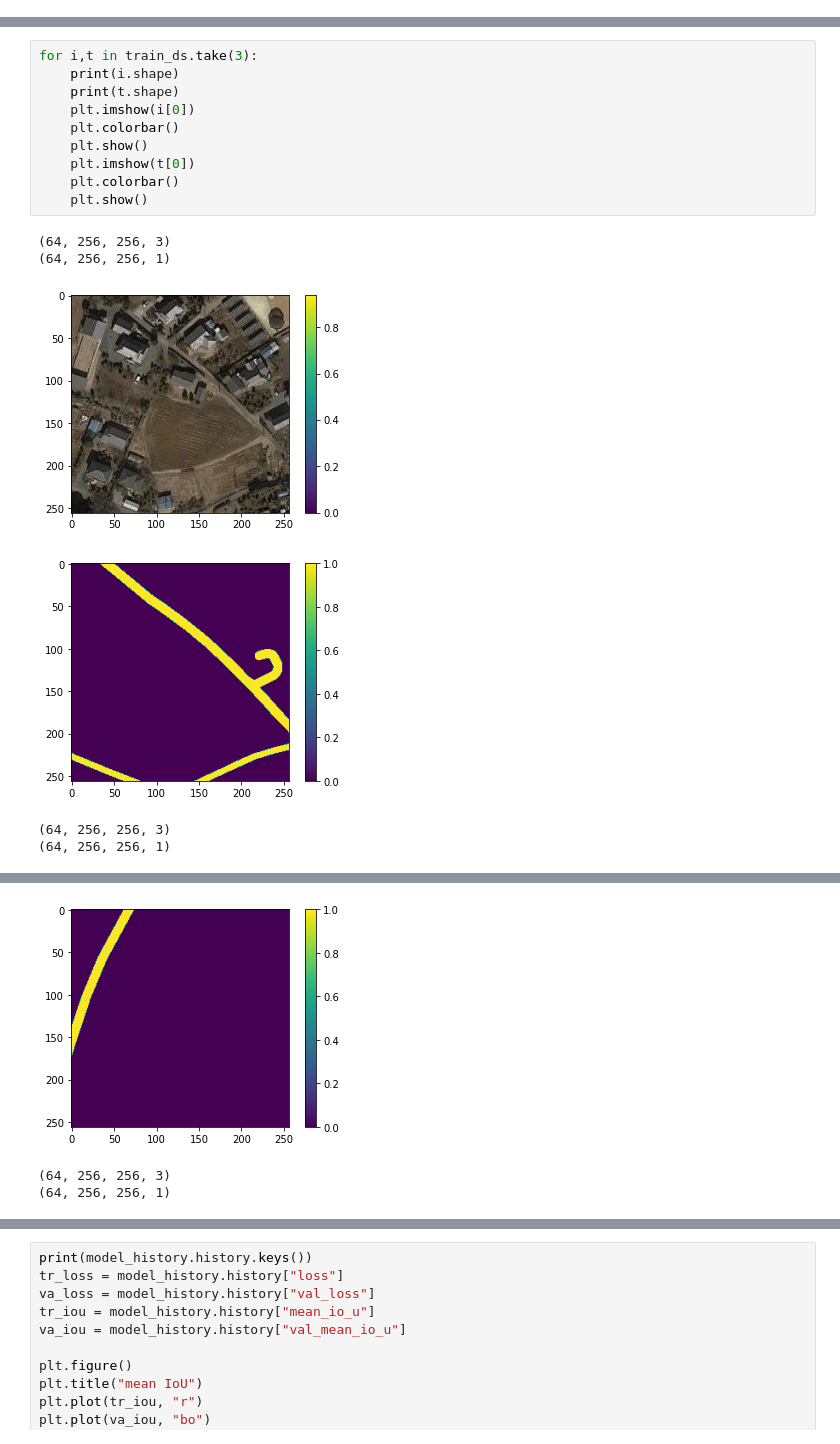
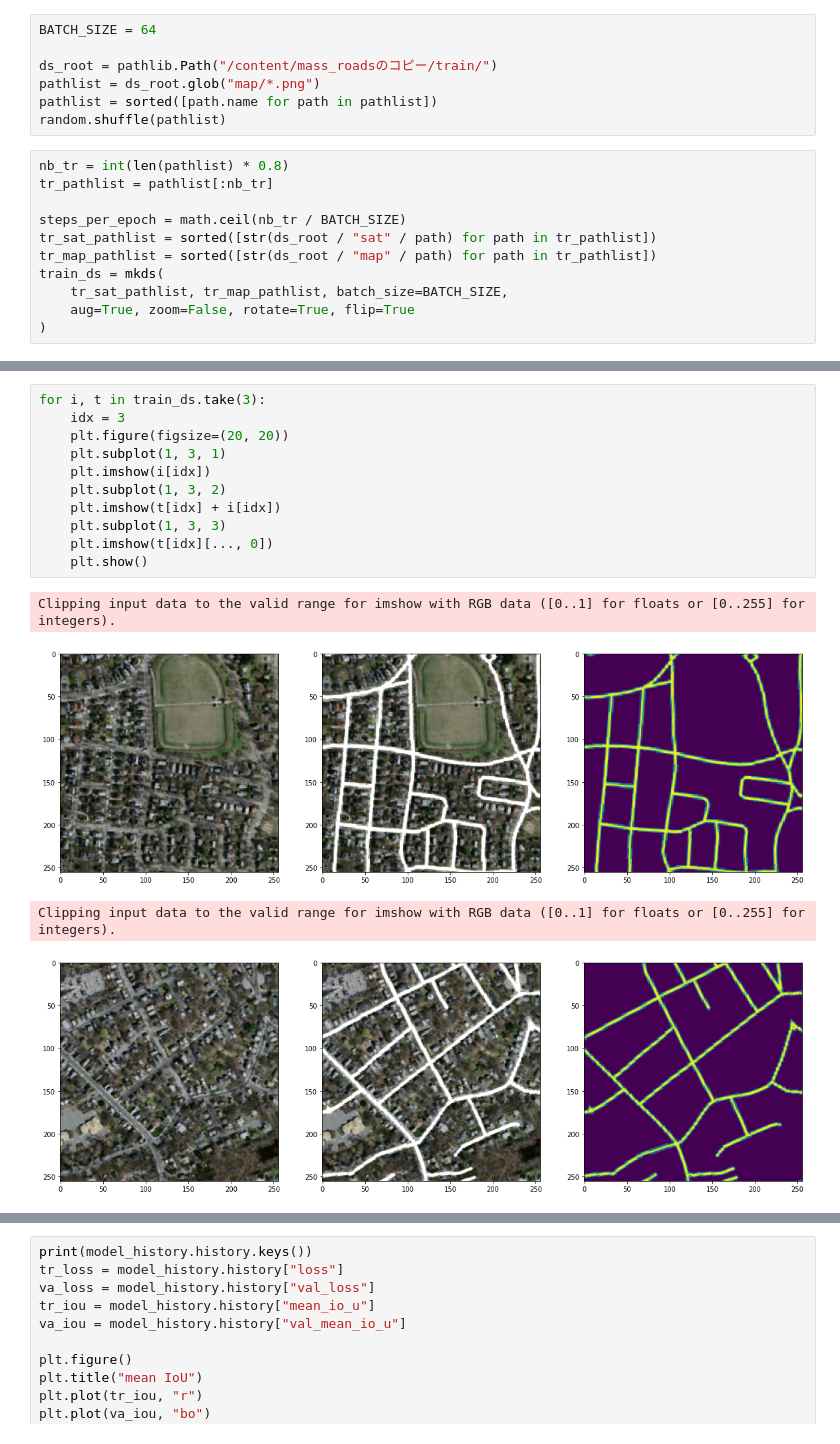
Before and after one commit to straxFromIbr/UnetModelScript, a Jupyter notebook: home/train.ipynb, the cells around one changed output, grey strips where cells are left out. Saved outputs shown, nothing was run; the diff lists cells and outputs as text.

```diff
--- a/home/train.ipynb
+++ b/home/train.ipynb
@@ -30,0 +59,18 @@ train_ds, valid_ds = make_datasets(
+# %%
+BATCH_SIZE = 64
+
+ds_root = pathlib.Path("/content/mass_roadsのコピー/train/")
+pathlist = ds_root.glob("map/*.png")
+pathlist = sorted([path.name for path in pathlist])
+random.shuffle(pathlist)
+# %%
+nb_tr = int(len(pathlist) * 0.8)
+tr_pathlist = pathlist[:nb_tr]
+
+steps_per_epoch = math.ceil(nb_tr / BATCH_SIZE)
+tr_sat_pathlist = sorted([str(ds_root / "sat" / path) for path in tr_pathlist])
+tr_map_pathlist = sorted([str(ds_root / "map" / path) for path in tr_pathlist])
+train_ds = mkds(
+    tr_sat_pathlist, tr_map_pathlist, batch_size=BATCH_SIZE,
+    aug=True, zoom=False, rotate=True, flip=True
+)
@@ -31,17 +85,16 @@ train_ds, valid_ds = make_datasets(
 # %%
-for i,t in train_ds.take(3):
-    print(i.shape)
-    print(t.shape)
-    plt.imshow(i[0])
-    plt.colorbar()
+for i, t in train_ds.take(3):
+    idx = 3
+    plt.figure(figsize=(20, 20))
+    plt.subplot(1, 3, 1)
+    plt.imshow(i[idx])
+    plt.subplot(1, 3, 2)
+    plt.imshow(t[idx] + i[idx])
+    plt.subplot(1, 3, 3)
+    plt.imshow(t[idx][..., 0])
     plt.show()
-    plt.imshow(t[0])
-    plt.colorbar()
-    plt.show()
 # %% [output]
-(64, 256, 256, 3)
-(64, 256, 256, 1)
+Clipping input data to the valid range for imshow with RGB data ([0..1] for floats or [0..255] for integers).
-[figure, old version]
+[figure, new version]
+Clipping input data to the valid range for imshow with RGB data ([0..1] for floats or [0..255] for integers).
-[figure, old version]
+[figure, new version]
-(64, 256, 256, 3)
-(64, 256, 256, 1)
@@ -49,3 +102,0 @@ for i,t in train_ds.take(3):
-[figure, removed]
-(64, 256, 256, 3)
-(64, 256, 256, 1)
```
Also changed, not shown: parts of 12 cells of this notebook.
